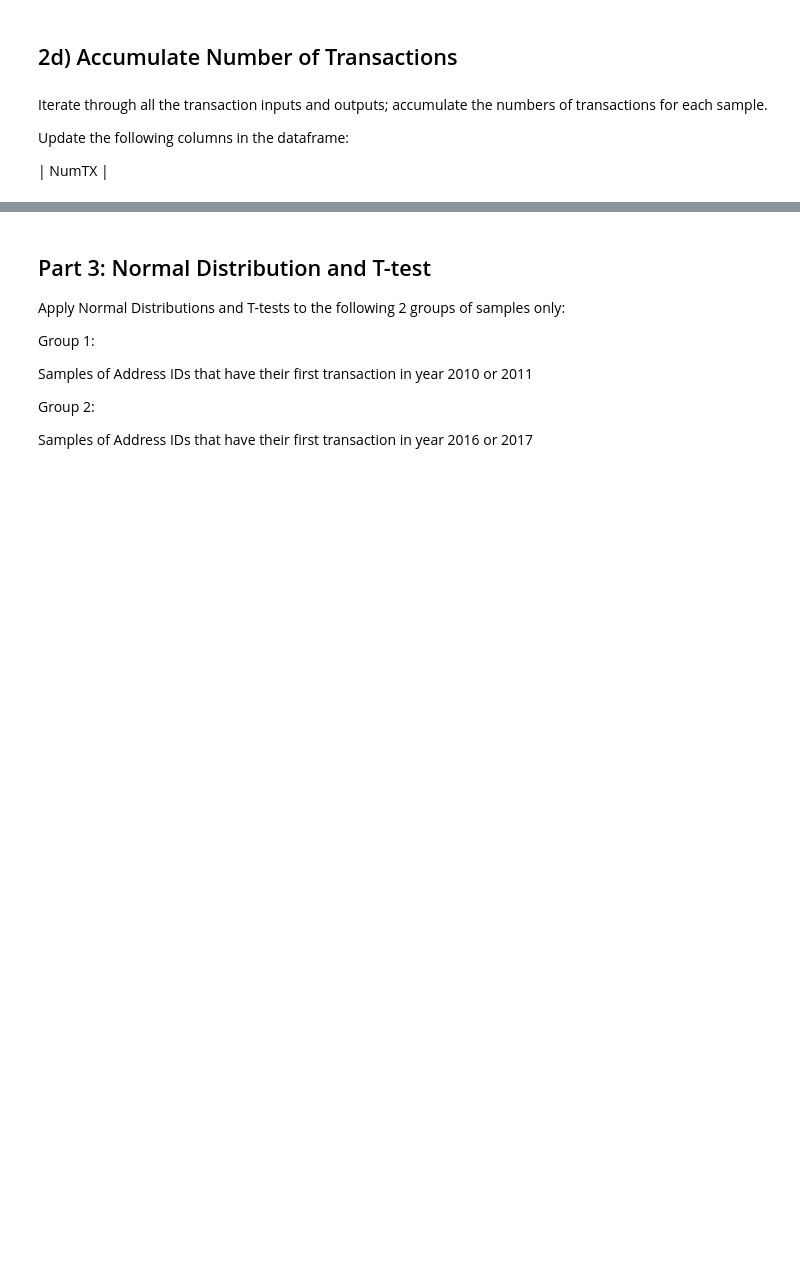
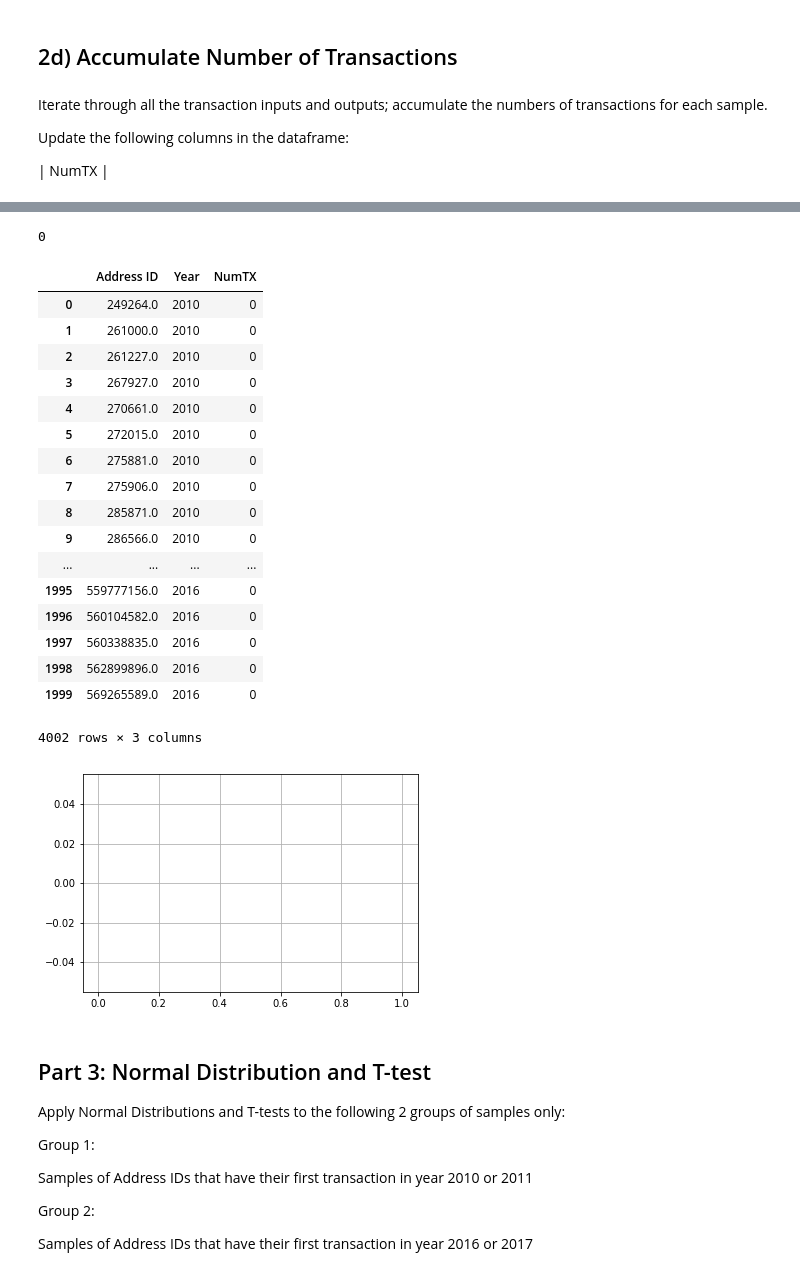
Before and after one commit to YinlongQian/Bitcoin-Project, a Jupyter notebook: FinalProject.ipynb, the cells around one changed output, grey strips where cells are left out. Cells and saved outputs as stored; diff of their text form; code cells hidden in the pictures; blank space fills up the shorter version.

```diff
--- a/FinalProject.ipynb
+++ b/FinalProject.ipynb
@@ -399,0 +397,6 @@ df_Addr_Year
+# %%
+for index, row in Temp.iterrows():
+    amountOfTransactions = len(data_16_17[data_16_17['address ID'] == row['Address ID']])
+    tx = int(df_Addr_Year[df_Addr_Year['Address ID']==row['Address ID']]['NumTX'])
+    df_Addr_Year.loc[index, 'NumTX'] = tx + amountOfTransactions
+df_Addr_Year.head()
@@ -400,3 +410,30 @@ df_Addr_Year
+# %%
+light=df_Addr_Year[df_Addr_Year['NumTX'].between(2, 40)]
+print(len(light))
+plot=light['NumTX'].hist(bins=30)
+plot.plot()
+df_Addr_Year
+# %% [output]
+0
+|  | Address ID | Year | NumTX |
+| 0 | 249264.0 | 2010 | 0 |
+| 1 | 261000.0 | 2010 | 0 |
+| 2 | 261227.0 | 2010 | 0 |
+| 3 | 267927.0 | 2010 | 0 |
+| 4 | 270661.0 | 2010 | 0 |
+| 5 | 272015.0 | 2010 | 0 |
+| 6 | 275881.0 | 2010 | 0 |
+| 7 | 275906.0 | 2010 | 0 |
+| 8 | 285871.0 | 2010 | 0 |
+| 9 | 286566.0 | 2010 | 0 |
+| ... | ... | ... | ... |
+| 1995 | 559777156.0 | 2016 | 0 |
+| 1996 | 560104582.0 | 2016 | 0 |
+| 1997 | 560338835.0 | 2016 | 0 |
+| 1998 | 562899896.0 | 2016 | 0 |
+| 1999 | 569265589.0 | 2016 | 0 |
+4002 rows × 3 columns
+[figure, added]
 # %% [markdown]
 ## Part 3: Normal Distribution and T-test
 Apply Normal Distributions and T-tests to the following 2 groups of samples only:
```
Also changed, not shown: parts of 38 cells of this notebook, 1 other file.
